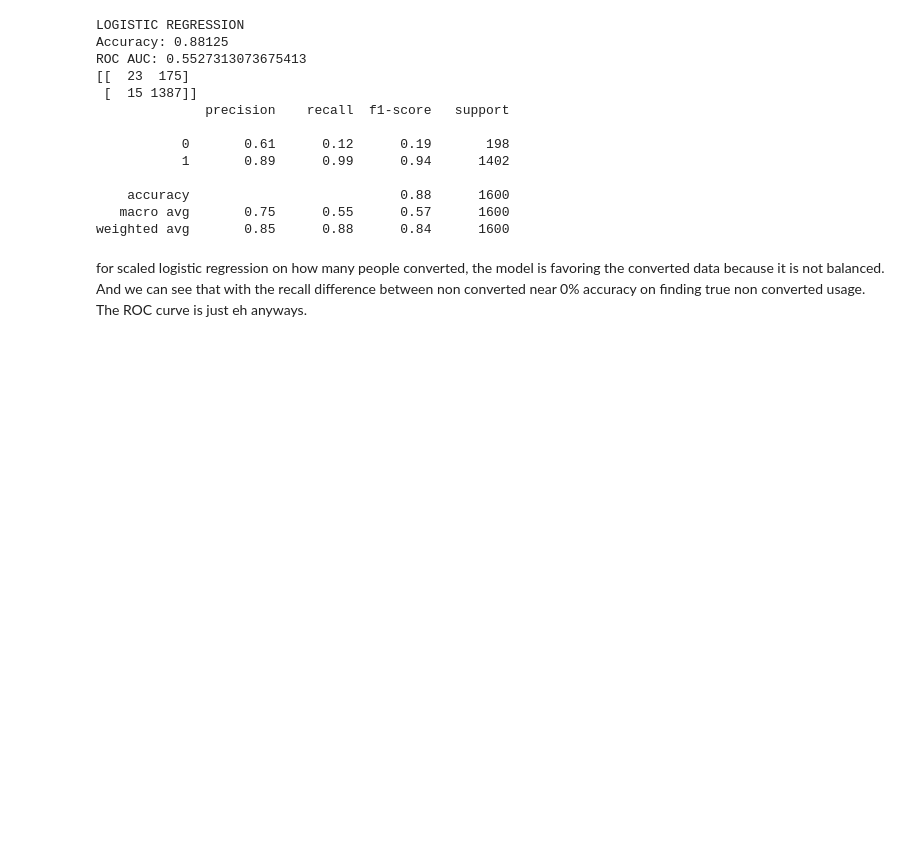
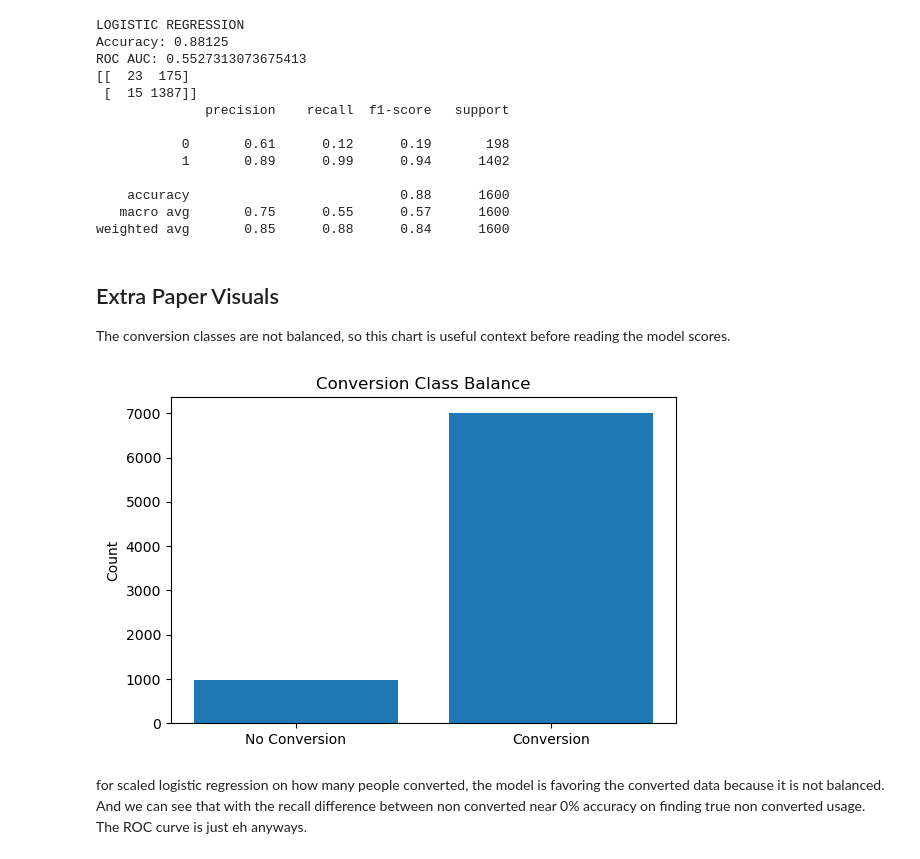
Before and after one commit to riverocel/capstone, a Jupyter notebook: week2,4_marketing.ipynb, the cells around one changed output. Drawn from its saved outputs; the diff is of its cells as text; code cells hidden in the pictures; blank space fills up the shorter version.

```diff
--- a/week2,4_marketing.ipynb
+++ b/week2,4_marketing.ipynb
@@ -109,6 +109,21 @@ ROC AUC: 0.5527313073675413
     accuracy                           0.88      1600
    macro avg       0.75      0.55      0.57      1600
 weighted avg       0.85      0.88      0.84      1600
+# %% [markdown]
+## Extra Paper Visuals
+
+The conversion classes are not balanced, so this chart is useful context before reading the model scores.
+# %%
+conversion_counts = y.value_counts().sort_index()
+
+plt.figure(figsize=(6, 4))
+plt.bar(["No Conversion", "Conversion"], conversion_counts.values)
+plt.ylabel("Count")
+plt.title("Conversion Class Balance")
+plt.tight_layout()
+plt.show()
+# %% [output]
+[figure, added]
 # %% [markdown]
 for scaled logistic regression on how many people converted, the model is favoring the converted data because it is not balanced.  And we can see that with the recall difference between non converted near 0% accuracy on finding true non converted usage. The ROC curve is just eh anyways.
 # %% [markdown]
```
Also changed, not shown: parts of 5 cells of this notebook, 3 other files.
